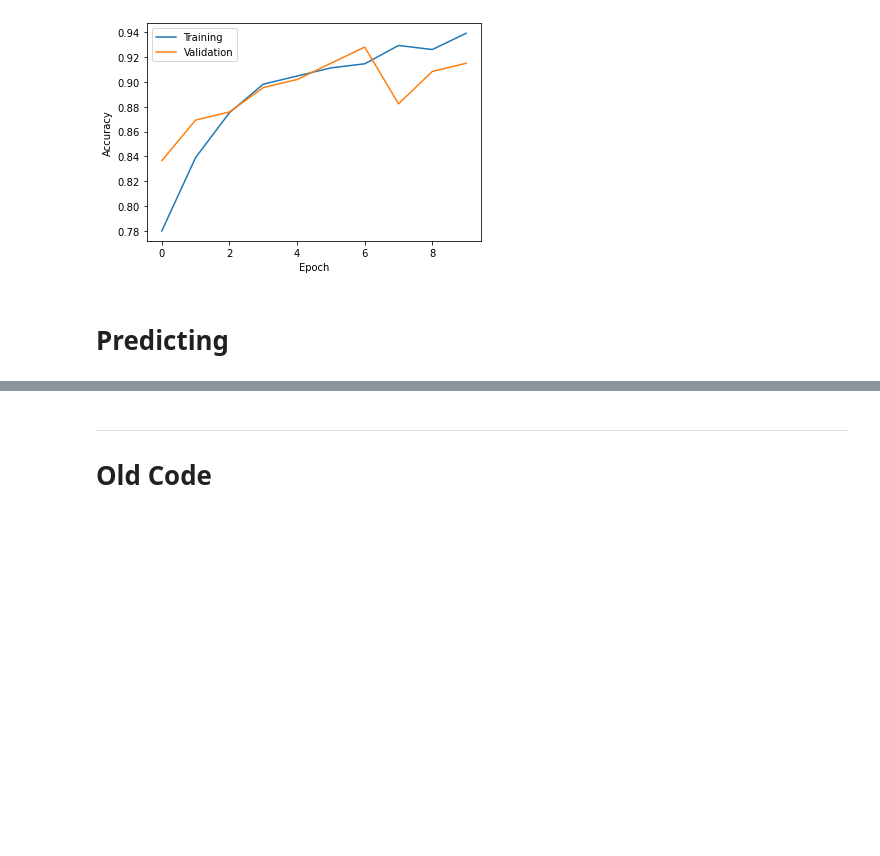
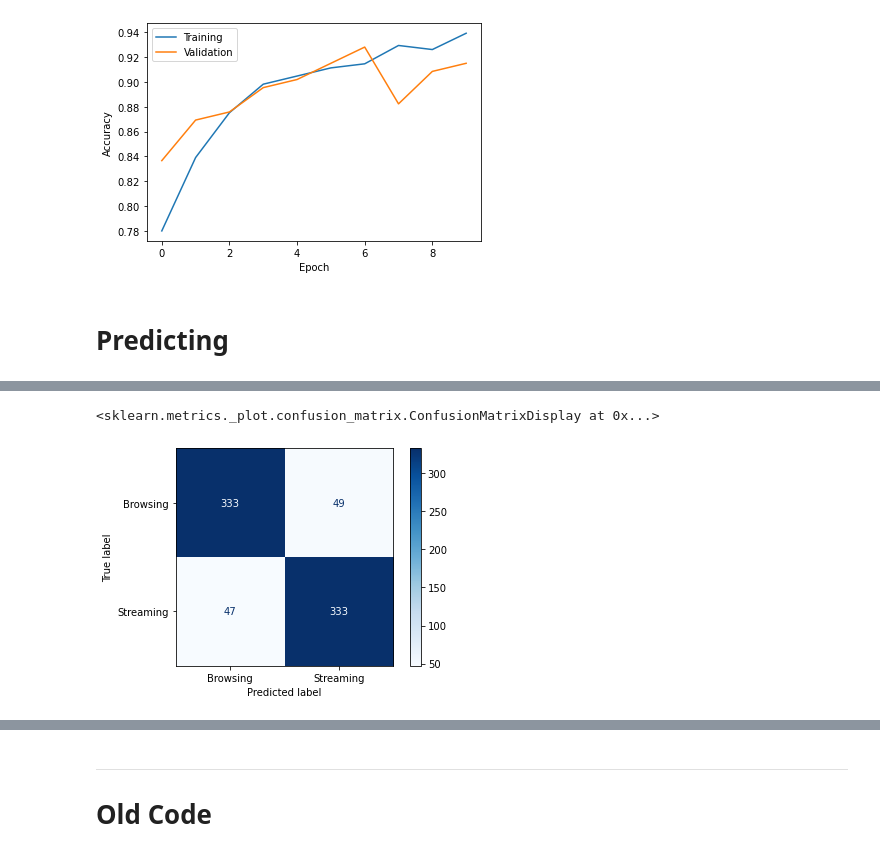
Before and after one commit to parkeraddison/flowpic-replication, a Jupyter notebook: notebooks/8_flowpic.ipynb, the cells around one changed output, grey strips where cells are left out. Saved outputs shown, nothing was run; the diff lists cells and outputs as text; code cells hidden in the pictures; blank space fills up the shorter version.

```diff
--- a/notebooks/8_flowpic.ipynb
+++ b/notebooks/8_flowpic.ipynb
@@ -407,0 +436,2 @@ from tensorflow import keras
+# %%
+labels = np.array([f.split('/')[3] == 'streaming' for f in files])
@@ -407,0 +459,2 @@ from tensorflow import keras
+# %%
+p = preds > 0.5
@@ -407,0 +473,6 @@ from tensorflow import keras
+# %%
+cmd = ConfusionMatrixDisplay(confusion_matrix(labels, p), ['Browsing', 'Streaming'])
+cmd.plot(values_format='d', cmap='Blues')
+# %% [output]
+<sklearn.metrics._plot.confusion_matrix.ConfusionMatrixDisplay at 0x...>
+[figure, added]
```
Also changed, not shown: parts of 13 cells of this notebook, 3 other files.
